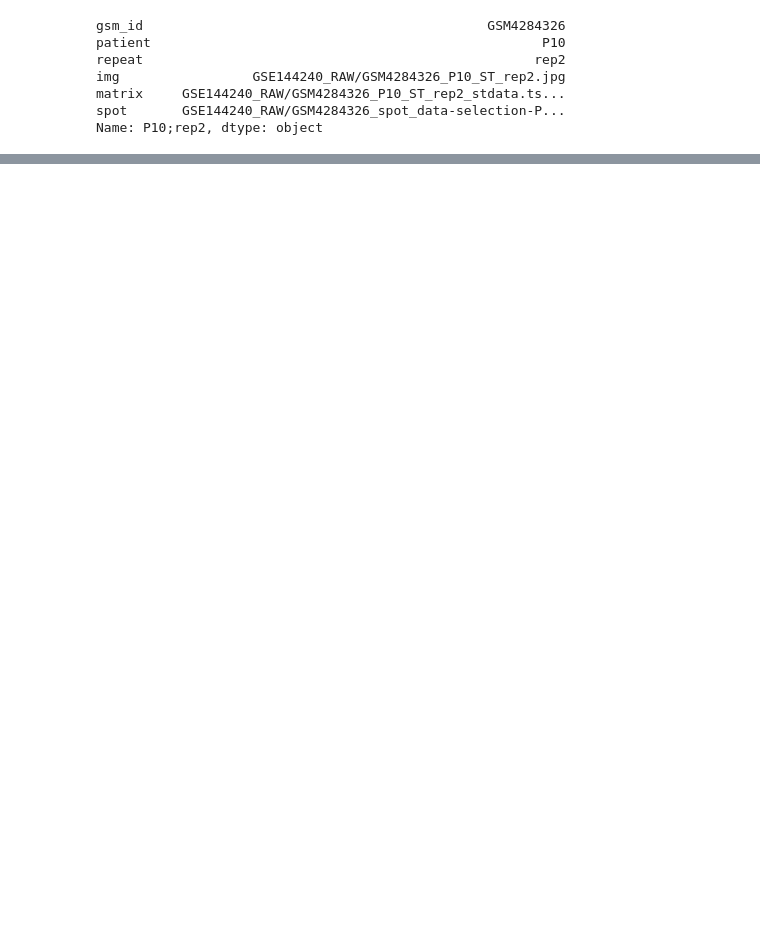
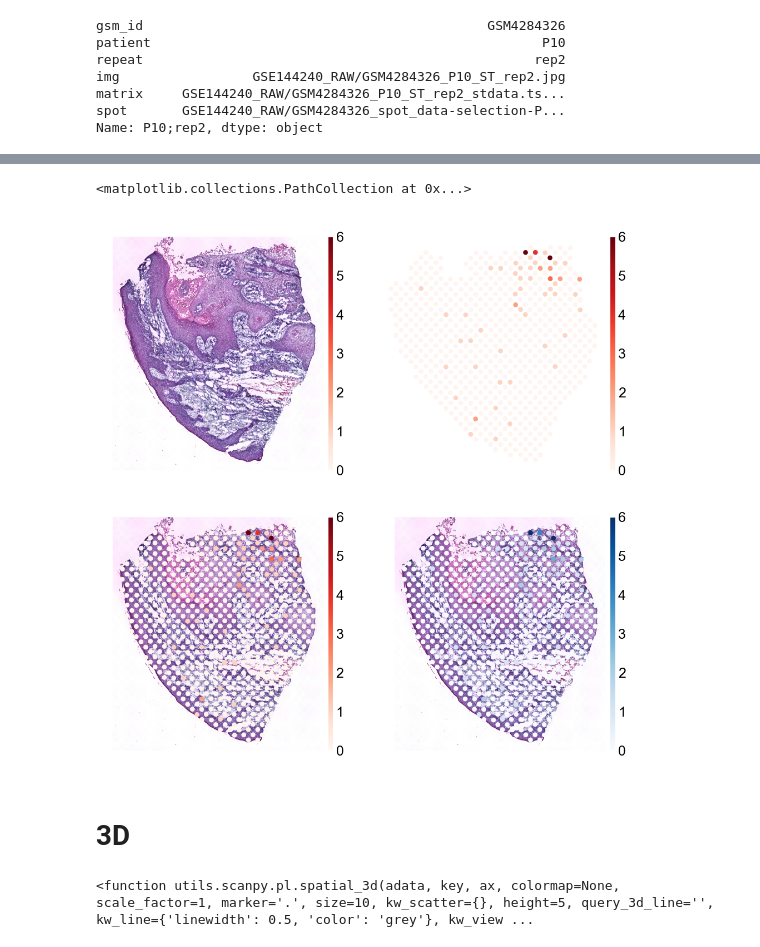
Before and after one commit to lccup/csMAHN_Spatial, a Jupyter notebook: dataset/cSCC_GSE144240/cSCC_GSE144240_0.ipynb, the cells around one changed output, grey strips where cells are left out. Drawn from its saved outputs; the diff is of its cells as text; code cells hidden in the pictures; blank space fills up the shorter version.

```diff
--- a/dataset/cSCC_GSE144240/cSCC_GSE144240_0.ipynb
+++ b/dataset/cSCC_GSE144240/cSCC_GSE144240_0.ipynb
@@ -111,0 +210,35 @@ adata = ut.sc.standard_process(adata)
+# %%
+fig, axs = pl.figure.subplots_get_fig_axs(nrows=2, ncols=2)
+
+ax = axs[0]
+ut.sc.pl.spatial_gene(adata, key='MMP10',
+                      key_uns_spatial=row['patient'],
+                      key_img="hires", scale_factor=1,
+                      ax=ax, draw_scatter=False)
+
+ax = axs[1]
+ut.sc.pl.spatial_gene(adata, key='MMP10',
+                      key_uns_spatial=row['patient'],
+                      key_img="hires", scale_factor=1,
+                      ax=ax, draw_img=False)
+
+ax = axs[2]
+ut.sc.pl.spatial_gene(adata, key='MMP10',
+                      key_uns_spatial=row['patient'],
+                      key_img="hires", scale_factor=1,
+                      ax=ax)
+
+ax = axs[3]
+ut.sc.pl.spatial_gene(adata, key='MMP10',
+                      key_uns_spatial=row['patient'], cmap='Blues',
+                      key_img="hires", scale_factor=1,
+                      ax=ax)
+# %% [output]
+<matplotlib.collections.PathCollection at 0x...>
+[figure, added]
+# %% [markdown]
+# 3D
+# %%
+ut.sc.pl.spatial_3d
+# %% [output]
+<function utils.scanpy.pl.spatial_3d(adata, key, ax, colormap=None, scale_factor=1, marker='.', size=10, kw_scatter={}, height=5, query_3d_line='', kw_line={'linewidth': 0.5, 'color': 'grey'}, kw_view ...
```
Also changed, not shown: parts of 14 cells of this notebook, 12 other files.
